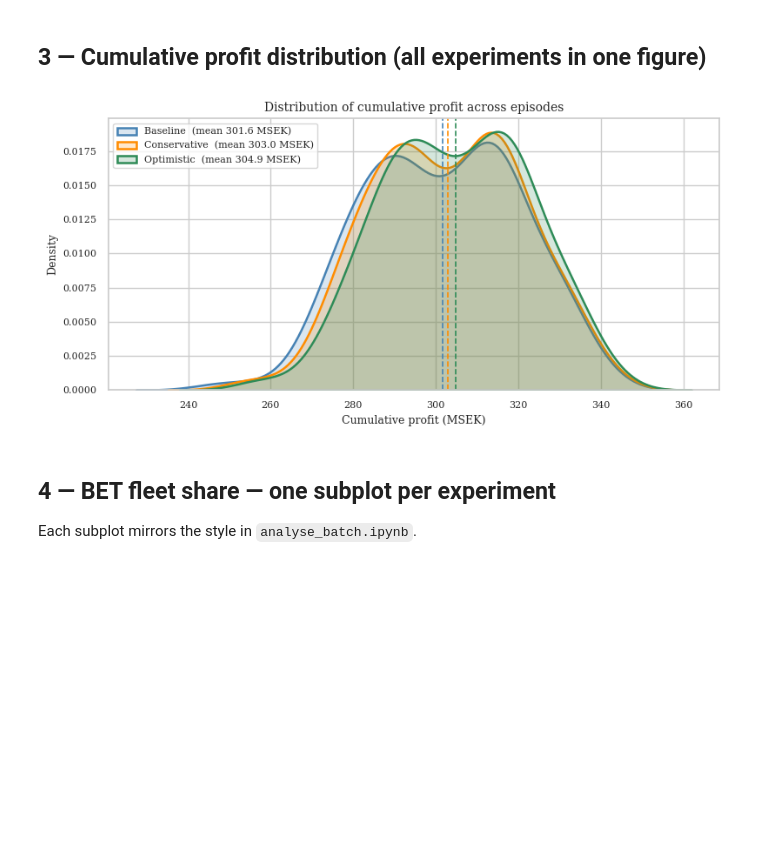
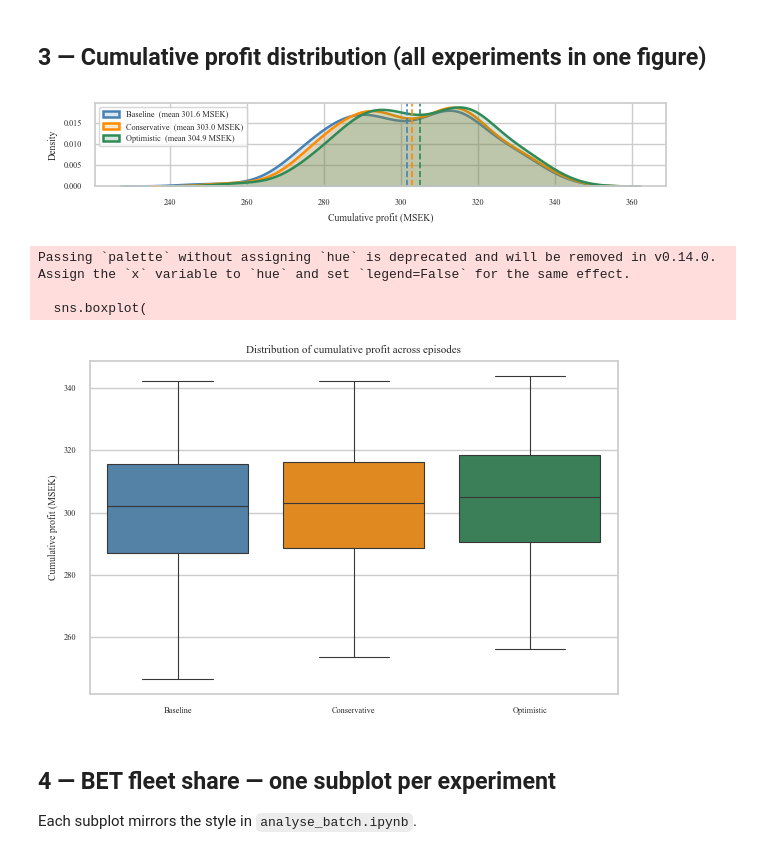
Before and after one commit to simfro/fleet-replacement, a Jupyter notebook: notebooks/compare_batches.ipynb, the cells around one changed output. Cells and saved outputs as stored; diff of their text form; code cells hidden in the pictures; blank space fills up the shorter version.

```diff
--- a/notebooks/compare_batches.ipynb
+++ b/notebooks/compare_batches.ipynb
@@ -33,14 +33,15 @@ sns.set_theme(style="whitegrid")
 matplotlib.rcParams.update(
     {
         "pgf.texsystem": "pdflatex",
-        "pgf.rcfonts": False,
+        "pgf.rcfonts": False,  # use LaTeX's own font, not matplotlib's
         "font.family": "serif",
-        "font.size": 9,
-        "axes.labelsize": 9,
-        "axes.titlesize": 10,
-        "legend.fontsize": 8,
-        "xtick.labelsize": 8,
-        "ytick.labelsize": 8,
+        "font.serif": ["Times New Roman"],
+        "font.size": 10,
+        "axes.labelsize": 7,
+        "axes.titlesize": 8,
+        "legend.fontsize": 6,
+        "xtick.labelsize": 6,
+        "ytick.labelsize": 6,
     }
 )
 
@@ -86,36 +87,71 @@ Optimistic     : 200 episodes  (years 2026–2045)
 # %% [markdown]
 ## 3 — Cumulative profit distribution (all experiments in one figure)
 # %%
-fig, ax = plt.subplots(figsize=(8, 4))
+fig, ax = plt.subplots(figsize=(6.48, 1.5))
 
 for name, records in all_records.items():
     profits = np.array([r.total_reward for r in records]) / 1e6  # MSEK
     sns.kdeplot(
         profits,
         ax=ax,
         label=f"{name}  (mean {profits.mean():.1f} MSEK)",
         color=PALETTE[name],
         linewidth=1.8,
         fill=True,
         alpha=0.20,
     )
     ax.axvline(
         profits.mean(),
         color=PALETTE[name],
         linewidth=1.2,
         linestyle="--",
     )
 
 ax.set_xlabel("Cumulative profit (MSEK)")
 ax.set_ylabel("Density")
-ax.set_title("Distribution of cumulative profit across episodes")
+# ax.set_title("Distribution of cumulative profit across episodes")
 ax.legend()
 
 plt.tight_layout()
-fig.savefig(FIGURES_DIR / "compare_fig1_cumulative_profit.pgf", backend="pgf")
+fig.savefig(FIGURES_DIR / "cumulative_profit.pgf", backend="pgf")
 plt.show()
 # %% [output]
-[figure, old version]
+[figure, new version]
+# %%
+# Build long-form DataFrame: one row per episode
+profit_df = pd.DataFrame(
+    [
+        {"Experiment": name, "Cumulative profit (MSEK)": r.total_reward / 1e6}
+        for name, records in all_records.items()
+        for r in records
+    ]
+)
+
+fig, ax = plt.subplots(figsize=(6, 4))
+
+sns.boxplot(
+    data=profit_df,
+    x="Experiment",
+    y="Cumulative profit (MSEK)",
+    ax=ax,
+    palette=PALETTE,
+    linewidth=0.8,
+    flierprops={"marker": "o", "markersize": 3, "alpha": 0.4},
+    order=list(EXPERIMENTS.keys()),
+)
+
+ax.set_xlabel("")
+ax.set_ylabel("Cumulative profit (MSEK)")
+ax.set_title("Distribution of cumulative profit across episodes")
+
+plt.tight_layout()
+fig.savefig(FIGURES_DIR / "compare_fig1_cumulative_profit_box.pgf", backend="pgf")
+plt.show()
+# %% [output]
+Passing `palette` without assigning `hue` is deprecated and will be removed in v0.14.0. Assign the `x` variable to `hue` and set `legend=False` for the same effect.
+
+  sns.boxplot(
+[figure, added]
 # %% [markdown]
 ## 4 — BET fleet share — one subplot per experiment
 
```
Also changed, not shown: parts of 3 cells of this notebook, 12 other files.
